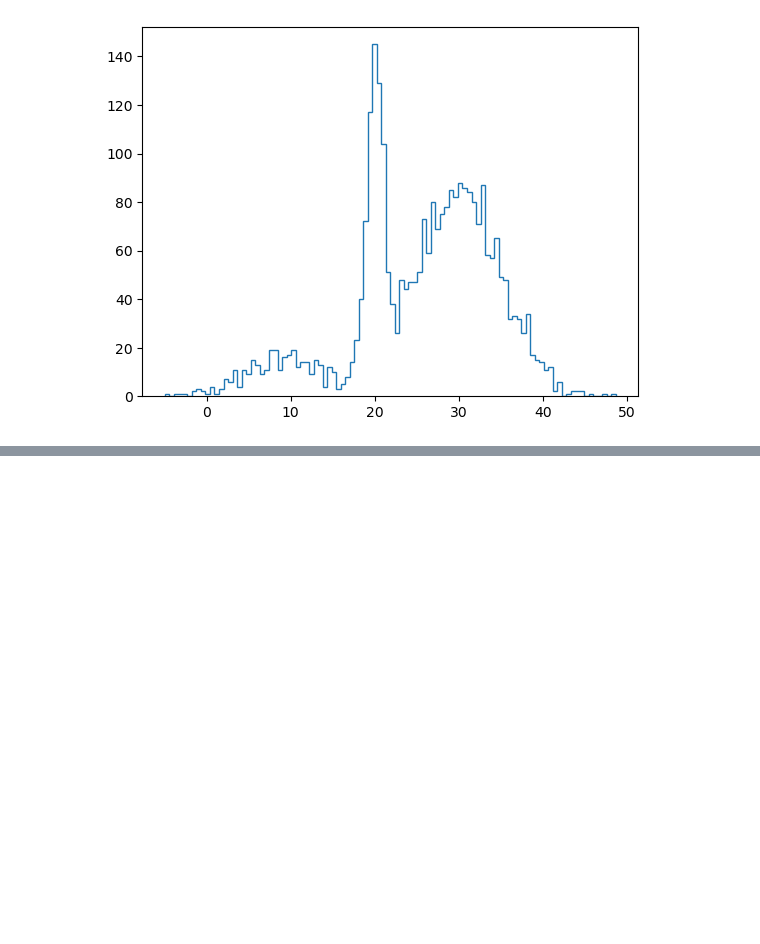
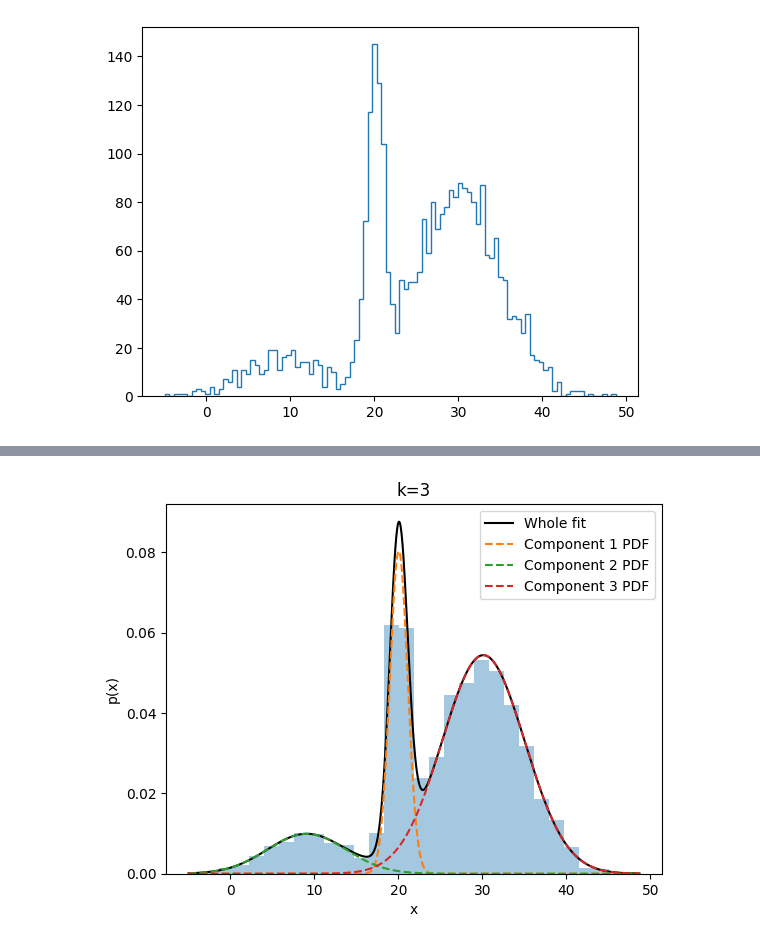
Before and after one commit to ludovicarbone/astrostatistics_bicocca_2024, a Jupyter notebook: working/L06_es1.ipynb, the cells around one changed output, grey strips where cells are left out. Saved outputs shown, nothing was run; the diff lists cells and outputs as text; code cells hidden in the pictures; blank space fills up the shorter version.

```diff
--- a/working/L06_es1.ipynb
+++ b/working/L06_es1.ipynb
@@ -38,0 +82,16 @@ plt.show()
+# %%
+plt.hist(X, 30, density=True, histtype='stepfilled', alpha=0.4)
+
+# Plot PDF of whole model
+plt.plot(x, pdf, '-k', label='Whole fit')
+
+for i in range(pdf_individual.shape[1]):
+    plt.plot(x, pdf_individual[:, i], '--', label=f'Component {i+1} PDF')
+
+plt.xlabel('x')
+plt.ylabel('p(x)')
+plt.title(f'k={gmm_best.n_components}')
+plt.legend()
+plt.show()
+# %% [output]
+[figure, added]
```
Also changed, not shown: parts of 7 cells of this notebook, 1 other file.
